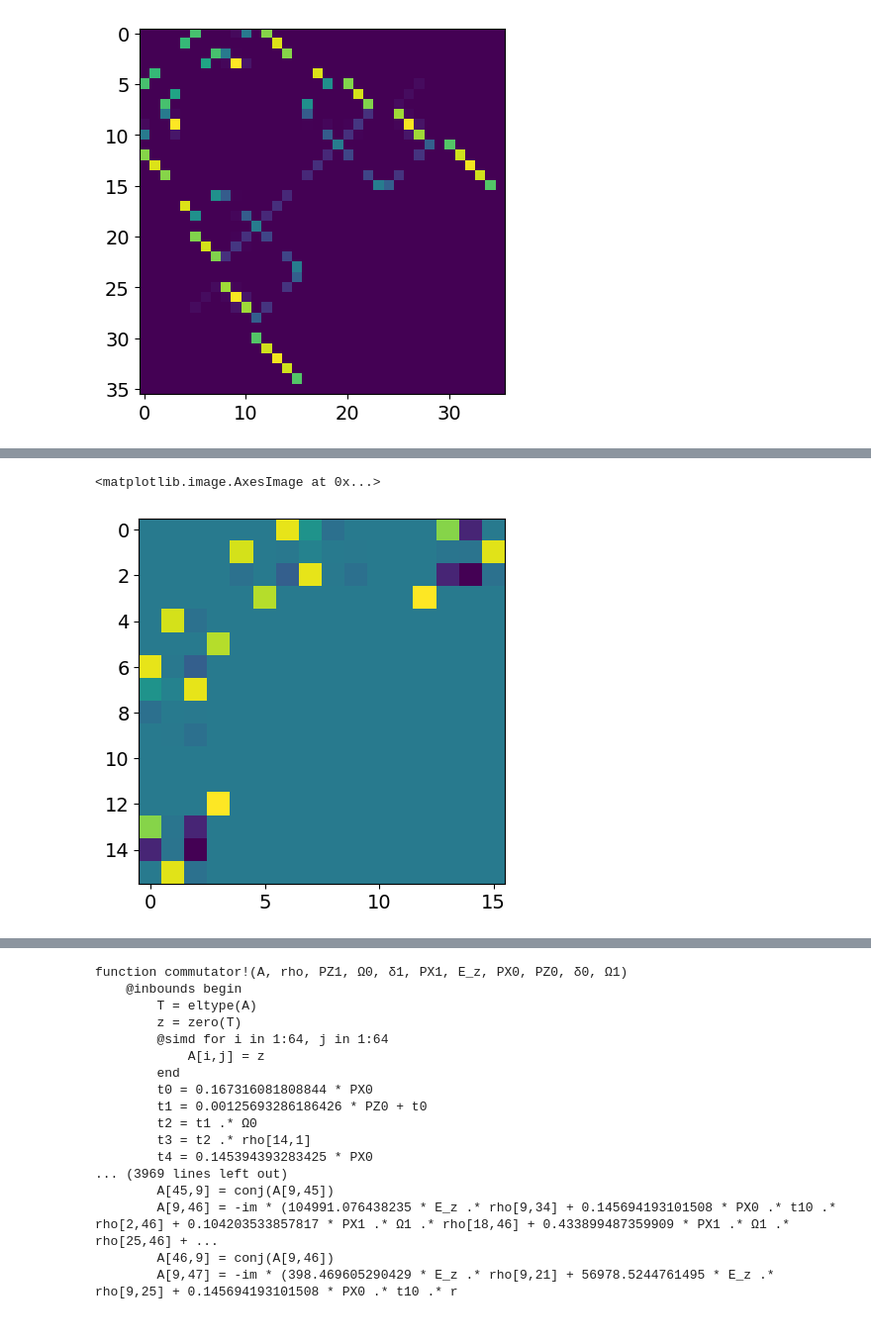
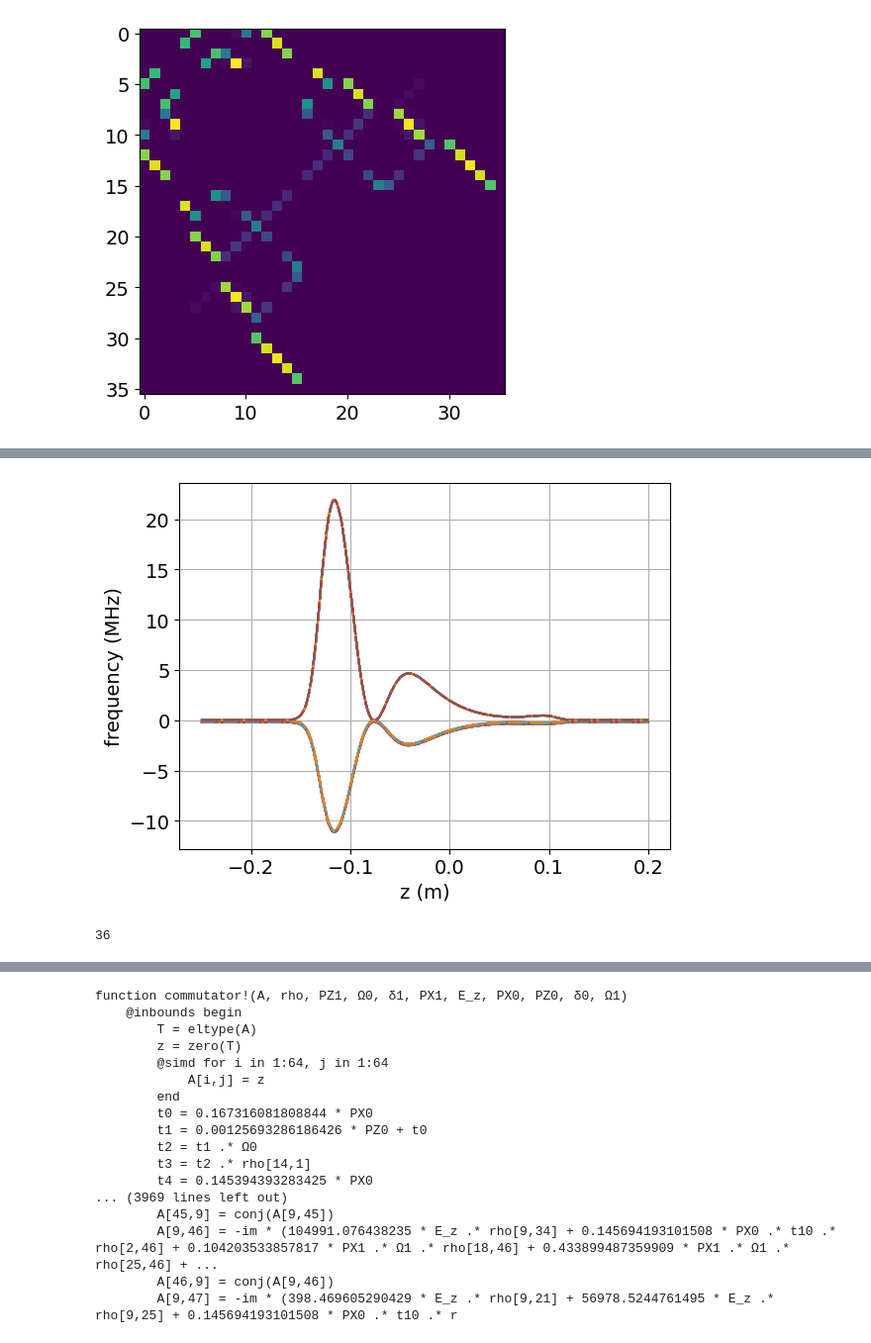
Before and after one commit to ograsdijk/CeNTREX-TlF, a Jupyter notebook: examples/spa paper/generate_hamiltonian.ipynb, the cells around one changed output, grey strips where cells are left out. Shown at 99% size. Cells and saved outputs as stored; diff of their text form; code cells hidden in the pictures.

```diff
--- a/examples/spa paper/generate_hamiltonian.ipynb
+++ b/examples/spa paper/generate_hamiltonian.ipynb
@@ -227,10 +148,24 @@ Matrix([
 # %%
-_, v0 = np.linalg.eigh(
-    smp.matrix2numpy(Heff.subs(Ez, 175), dtype=np.complex128)[:4, :4]
-)
-_, v1 = np.linalg.eigh(
-    smp.matrix2numpy(Heff.subs(Ez, 175), dtype=np.complex128)[4:16, 4:16]
-)
-v = np.eye(16, dtype=np.complex128)
-v[:4, :4] = v0
-v[4:16, 4:16] = v1
+import tqdm
+from state_prep.electric_fields import Ez_from_csv
+
+x = np.linspace(-0.25, 0.2, 251)
+
+energies_full = []
+energies = []
+energies_total = []
+
+for Ei in tqdm.tqdm(Ez_from_csv()(x)):
+    Heff_Ei = smp.matrix2numpy(Heff.subs(Ez, Ei), dtype=np.complex128)
+    e0, v0 = np.linalg.eigh(Heff_Ei[:4, :4])
+    e1, v1 = np.linalg.eigh(Heff_Ei[4:16, 4:16])
+    v = np.zeros((16, 16), dtype=np.complex128)
+    v[:4, :4] = v0
+    v[4:16, 4:16] = v1
+    # energies.append(np.append(e0, e1))
+    energies.append(np.real(np.diag(v.conjugate().T @ Heff_Ei @ v)))
+    energies_full.append(np.linalg.eigvalsh(Heff_Ei).real)
+    energies_total.append(np.linalg.eigvalsh(ham_func([0, 0, Ei], [0, 0, 1e-5])).real)
+energies = np.array(energies)
+energies_full = np.array(energies_full)
+energies_total = np.array(energies_total)
@@ -250,11 +172,13 @@ plt.imshow(cpl.real)
-# %%
-C = np.zeros((16, 16), dtype=np.complex128)
-C[0:4, 4:16] = v0.conj().T @ cpl[0:4, 4:16] @ v1
-C[4:16, 0:4] = C[0:4, 4:16].conj().T
-plt.imshow(C.real)
-# %% [output]
-<matplotlib.image.AxesImage at 0x...>
-[figure, removed]
+# %%
+fig, ax = plt.subplots()
+ax.plot(x, (energies[:, 4:16] - 83784583915.18878) / (2 * np.pi * 1e6))
+ax.plot(x, (energies_full[:, 4:16] - 83784583915.18878) / (2 * np.pi * 1e6), ls="--")
+ax.plot(x, (energies_total[:, 4:16] - 83784583915.18878) / (2 * np.pi * 1e6), ls="-.")
+ax.set_xlabel("z (m)")
+ax.set_ylabel("frequency (MHz)")
+ax.grid()
+# %% [output]
+[figure, added]
 # %%
 QN_coupled = [qn.transform_to_coupled() for qn in QN]
 QN_coupled = [qn.remove_small_components().normalize() for qn in QN_coupled]
@@ -326,0 +282,4 @@ for trans in transition_selectors:
+# %%
+len(QN_coupled)
+# %% [output]
+36
```
Also changed, not shown: parts of 25 cells of this notebook, 5 other files.
